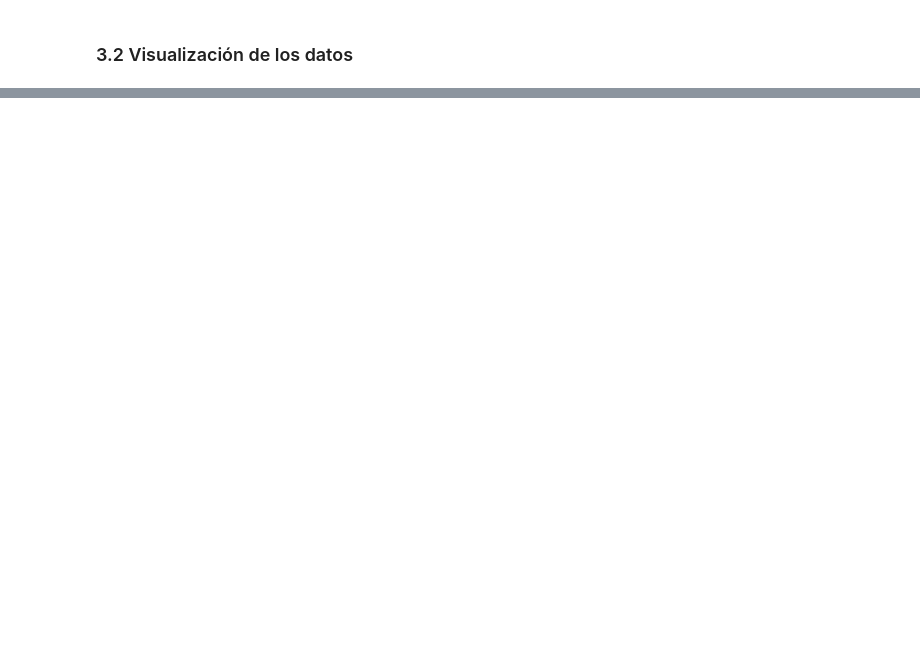
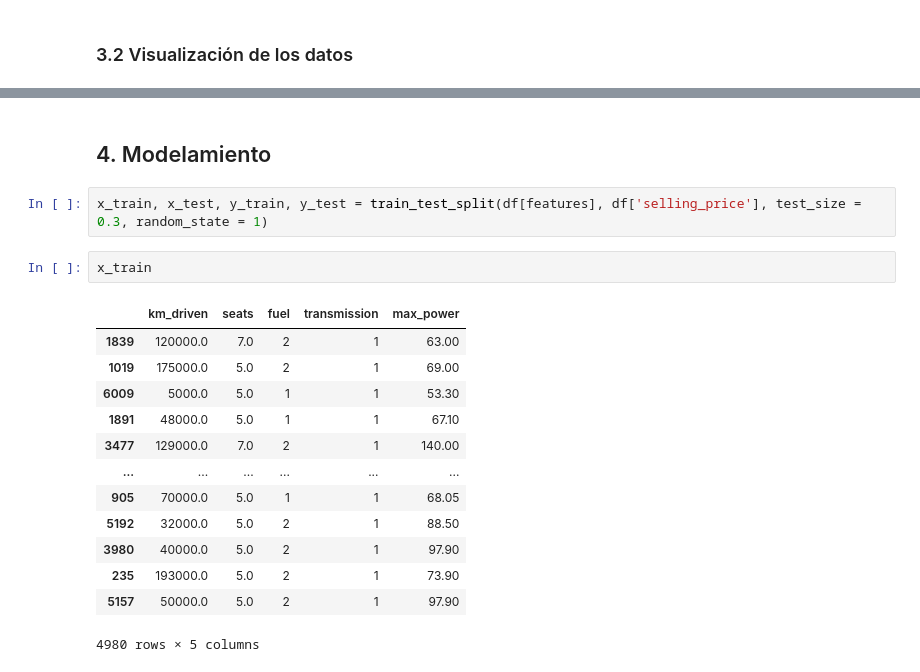
Before and after one commit to bi-202310/lab-2, a Jupyter notebook: regression.ipynb, the cells around one changed output, grey strips where cells are left out. Cells and saved outputs as stored; diff of their text form; blank space fills up the shorter version.

```diff
--- a/regression.ipynb
+++ b/regression.ipynb
@@ -224,0 +285,20 @@ plt.show()
+# %% [markdown]
+## 4. Modelamiento
+# %%
+x_train, x_test, y_train, y_test = train_test_split(df[features], df['selling_price'], test_size = 0.3, random_state = 1)
+# %%
+x_train
+# %% [output]
+|  | km_driven | seats | fuel | transmission | max_power |
+| 1839 | 120000.0 | 7.0 | 2 | 1 | 63.00 |
+| 1019 | 175000.0 | 5.0 | 2 | 1 | 69.00 |
+| 6009 | 5000.0 | 5.0 | 1 | 1 | 53.30 |
+| 1891 | 48000.0 | 5.0 | 1 | 1 | 67.10 |
+| 3477 | 129000.0 | 7.0 | 2 | 1 | 140.00 |
+| ... | ... | ... | ... | ... | ... |
+| 905 | 70000.0 | 5.0 | 1 | 1 | 68.05 |
+| 5192 | 32000.0 | 5.0 | 2 | 1 | 88.50 |
+| 3980 | 40000.0 | 5.0 | 2 | 1 | 97.90 |
+| 235 | 193000.0 | 5.0 | 2 | 1 | 73.90 |
+| 5157 | 50000.0 | 5.0 | 2 | 1 | 97.90 |
+4980 rows × 5 columns
```
Also changed, not shown: parts of 24 cells of this notebook, 1 other file.
